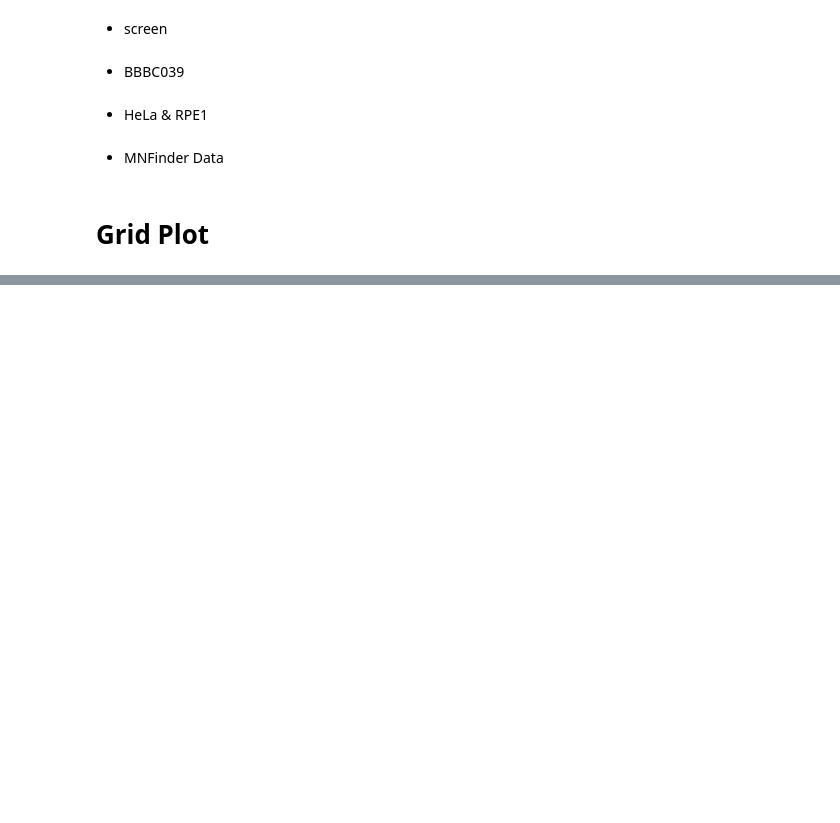
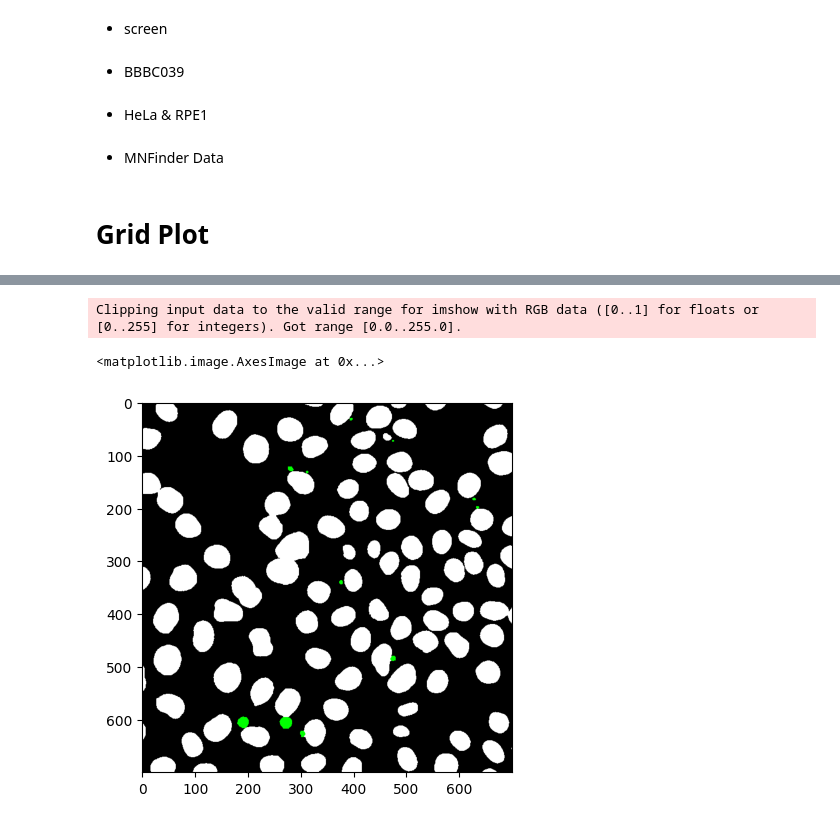
Before and after one commit to CaicedoLab/micronuclei-detection, a Jupyter notebook: figures/figure4.ipynb, the cells around one changed output, grey strips where cells are left out. Cells and saved outputs as stored; diff of their text form; code cells hidden in the pictures; blank space fills up the shorter version.

```diff
--- a/figures/figure4.ipynb
+++ b/figures/figure4.ipynb
@@ -59,14 +62,15 @@ microsam_hela_rpe1 = np.load(dinomn_path.replace('dinomn', 'microSAM'))
 # %%
 imid = '2022-05-26_RPE1-2198'
 mnfinder_path = path + f'{imid}.phenotype.tif'
-dinomn_path = f'/scr/yren/figure4/dinomn_predictions/{imid}._probabilities.npy'
+dinomn_path = f'/scr/yren/dinomn_figures/figure4/dinomn_predictions/{imid}._probabilities.npy'
 
 input_mnfinder = skimage.io.imread(mnfinder_path)
 gt_mnfinder = skimage.io.imread(mnfinder_path.replace('phenotype.tif','phenotype_outlines.png'))
+nuclei_gt_mnfinder = skimage.io.imread(mnfinder_path.replace('phenotype.tif','nuclei-clean.tif'))
 dinomn_mnfinder = np.load(dinomn_path)
-mnfinder_mnfinder = np.load(dinomn_path.replace('dinomn', 'mnfinder'))
-cellpose_mnfinder = np.load(dinomn_path.replace('dinomn', 'cellpose'))
-microsam_mnfinder = np.load(dinomn_path.replace('dinomn', 'microSAM'))
+mnfinder_mnfinder = np.load(dinomn_path.replace('dinomn_predictions', 'mnfinder_predictions'))
+cellpose_mnfinder = np.load(dinomn_path.replace('dinomn_predictions', 'cellpose_predictions'))
+microsam_mnfinder = np.load(dinomn_path.replace('dinomn_predictions', 'microSAM_predictions'))
 # %% [markdown]
 # Grid Plot
 # %%
@@ -80,0 +84,14 @@ collections = [inputs, gt, dinomn, mnfinder, cellpose, microsam]
+# %%
+dinomn_2 = []
+for i in range(len(gt_nuclei)):
+    H,W = dinomn[i].shape
+    im = np.zeros((H,W,3))
+    nuclei = (gt_nuclei[i] > 0) * 128
+    output = dinomn[i] + nuclei
+    im[:,:,0] = (dinomn[i] > 0) * 255
+    im[:,:,1] = (gt[i] > 0) * 255
+
+    im[:,:,0] = im[:,:,0] + (gt_nuclei[i] > 0) * 128
+    im[:,:,1] = im[:,:,1] + (gt_nuclei[i] > 0) * 128
+    im[:,:,2] = im[:,:,2] + (gt_nuclei[i] > 0) * 128
+    dinomn_2.append(im)
@@ -80,0 +158,6 @@ collections = [inputs, gt, dinomn, mnfinder, cellpose, microsam]
+# %%
+plt.imshow(gt_2[0][2100:2100+700, 1300:1300+700, :])
+# %% [output]
+Clipping input data to the valid range for imshow with RGB data ([0..1] for floats or [0..255] for integers). Got range [0.0..255.0].
+<matplotlib.image.AxesImage at 0x...>
+[figure, added]
```
Also changed, not shown: parts of 13 cells of this notebook, 2 other files.
